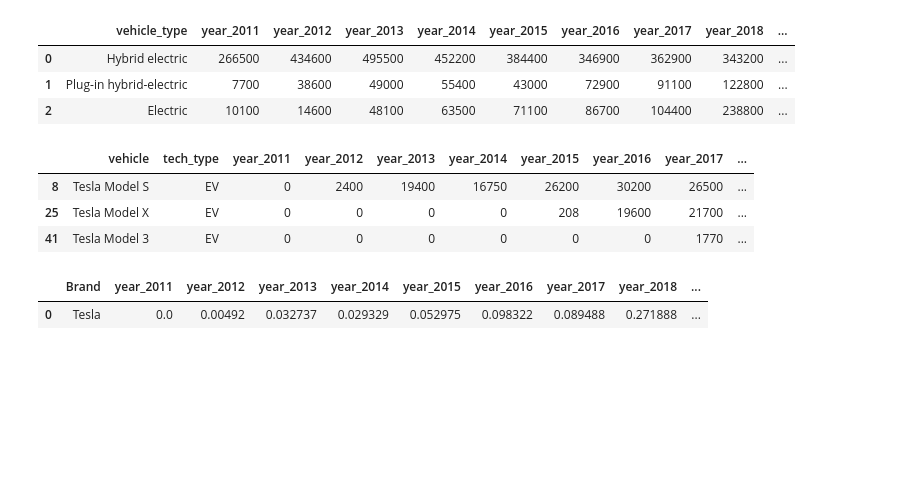
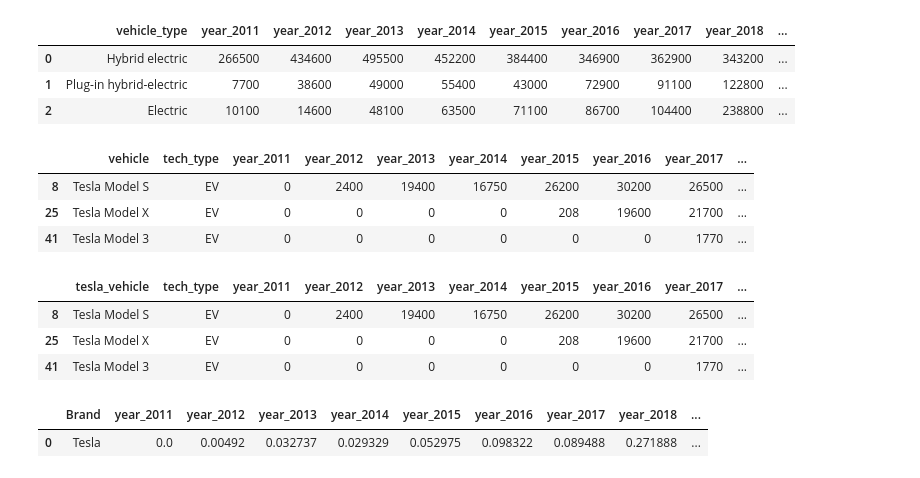
Before and after one commit to eddiexunyc/Final_Project_Group4, a Jupyter notebook: ETL.ipynb, the cells around one changed output. Drawn from its saved outputs; the diff is of its cells as text; code cells hidden in the pictures; blank space fills up the shorter version.

Commit message:
ETL file with all data connected to PostgreSQL
Updated the ETL file with remaining data for Tesla quarterly sales, Yearly EV sales, only Tesla sales

```diff
--- a/ETL.ipynb
+++ b/ETL.ipynb
@@ -80,6 +80,14 @@ tesla_sales_df
 | 8 | Tesla Model S | EV | 0 | 2400 | 19400 | 16750 | 26200 | 30200 | 26500 | ... |
 | 25 | Tesla Model X | EV | 0 | 0 | 0 | 0 | 208 | 19600 | 21700 | ... |
 | 41 | Tesla Model 3 | EV | 0 | 0 | 0 | 0 | 0 | 0 | 1770 | ... |
+# %%
+tesla_sales_df= tesla_sales_df.rename(columns={"vehicle":"tesla_vehicle"})
+tesla_sales_df
+# %% [output]
+|  | tesla_vehicle | tech_type | year_2011 | year_2012 | year_2013 | year_2014 | year_2015 | year_2016 | year_2017 | ... |
+| 8 | Tesla Model S | EV | 0 | 2400 | 19400 | 16750 | 26200 | 30200 | 26500 | ... |
+| 25 | Tesla Model X | EV | 0 | 0 | 0 | 0 | 208 | 19600 | 21700 | ... |
+| 41 | Tesla Model 3 | EV | 0 | 0 | 0 | 0 | 0 | 0 | 1770 | ... |
 # %%
 # Tesla Market Share Data
 tesla_market_share_data = {"Brand": "Tesla",\
```
Also changed, not shown: parts of 10 cells of this notebook.
